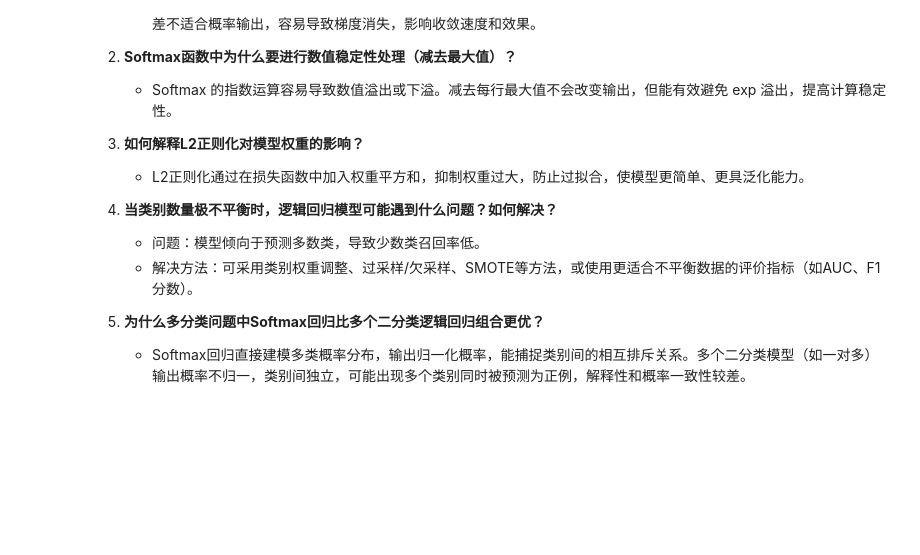
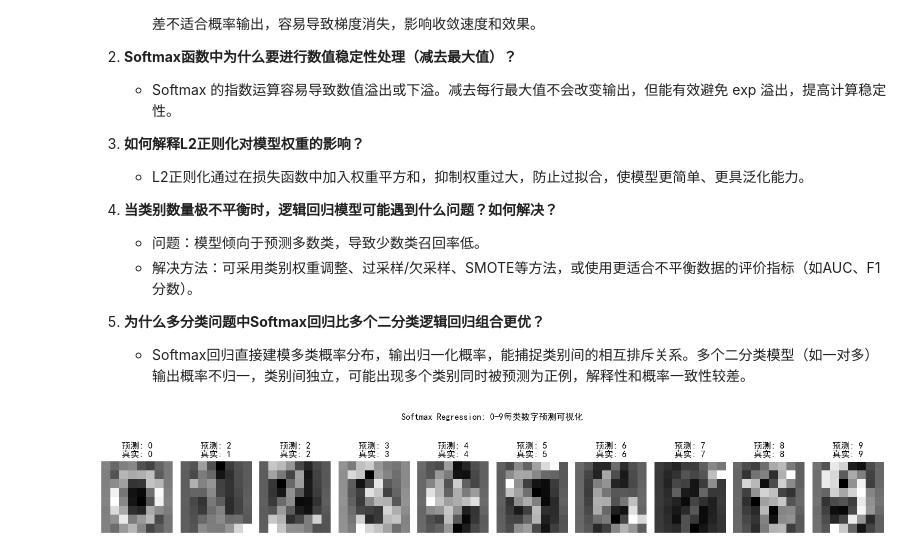
Before and after one commit to virtleo/machine_learning, a Jupyter notebook: week8/softmax.ipynb, the cells around one changed output. Cells and saved outputs as stored; diff of their text form; code cells hidden in the pictures; blank space fills up the shorter version.

Commit message:
update softmax and logistic regression

```diff
--- a/week8/softmax.ipynb
+++ b/week8/softmax.ipynb
@@ -604,3 +607,21 @@ weighted avg       0.92      0.92      0.92       360
 
 5. **为什么多分类问题中Softmax回归比多个二分类逻辑回归组合更优？**
     - Softmax回归直接建模多类概率分布，输出归一化概率，能捕捉类别间的相互排斥关系。多个二分类模型（如一对多）输出概率不归一，类别间独立，可能出现多个类别同时被预测为正例，解释性和概率一致性较差。
+# %%
+# 使用自实现Softmax回归模型对MNIST 0-9数字进行多分类，并可视化每个数字的预测结果
+
+# 对于每个数字0-9，找出其在测试集中的第一个样本进行可视化
+fig, axes = plt.subplots(1, 10, figsize=(15, 3))
+for digit in range(10):
+    # 找到y_test中等于digit的第一个索引
+    idx = np.where(y_test == digit)[0][0]
+    image = X_test[idx].reshape(8, 8)
+    pred = best_softmax.predict(X_test[idx:idx+1])[0]
+    axes[digit].imshow(image, cmap='gray')
+    axes[digit].set_title(f"预测: {pred}\n真实: {digit}")
+    axes[digit].axis('off')
+plt.suptitle("Softmax Regression: 0-9每类数字预测可视化")
+plt.tight_layout()
+plt.show()
+# %% [output]
+[figure, added]
```
Also changed, not shown: parts of 4 cells of this notebook.
